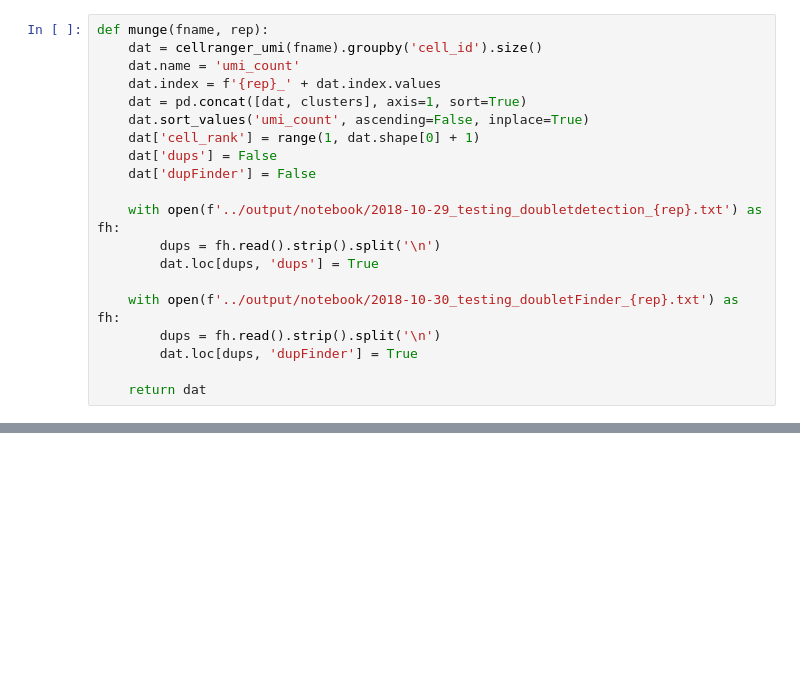
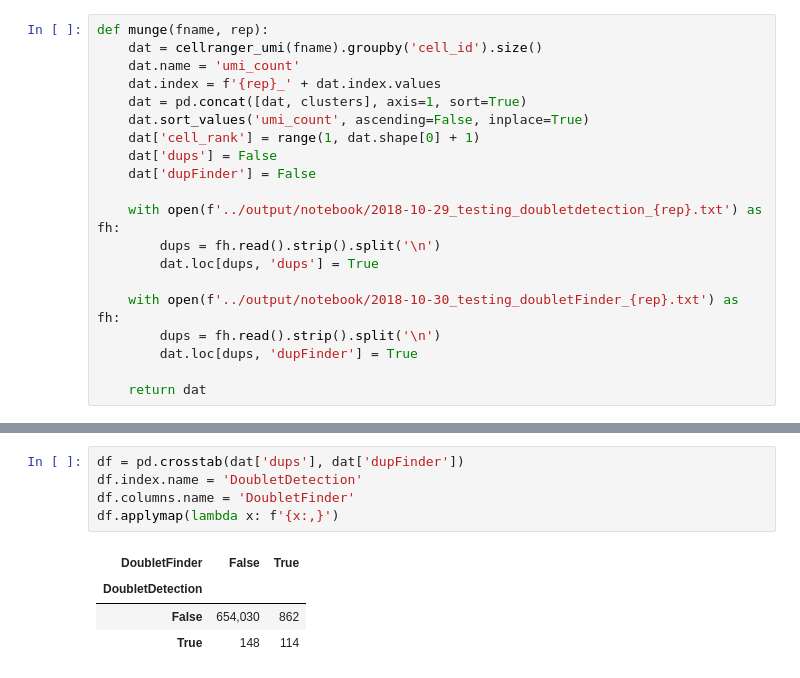
Before and after one commit to jfear/larval_gonad, a Jupyter notebook: notebook/2018-10-30_cluster_location.ipynb, the cells around one changed output, grey strips where cells are left out. Saved outputs shown, nothing was run; the diff lists cells and outputs as text; blank space fills up the shorter version.

```diff
--- a/notebook/2018-10-30_cluster_location.ipynb
+++ b/notebook/2018-10-30_cluster_location.ipynb
@@ -184,0 +214,10 @@ plotall(dat, 'Replicate 3')
+# %%
+df = pd.crosstab(dat['dups'], dat['dupFinder'])
+df.index.name = 'DoubletDetection'
+df.columns.name = 'DoubletFinder'
+df.applymap(lambda x: f'{x:,}')
+# %% [output]
+| DoubletFinder | False | True |
+| DoubletDetection |  |  |
+| False | 654,030 | 862 |
+| True | 148 | 114 |
```
Also changed, not shown: parts of 7 cells of this notebook, 1 other file.
